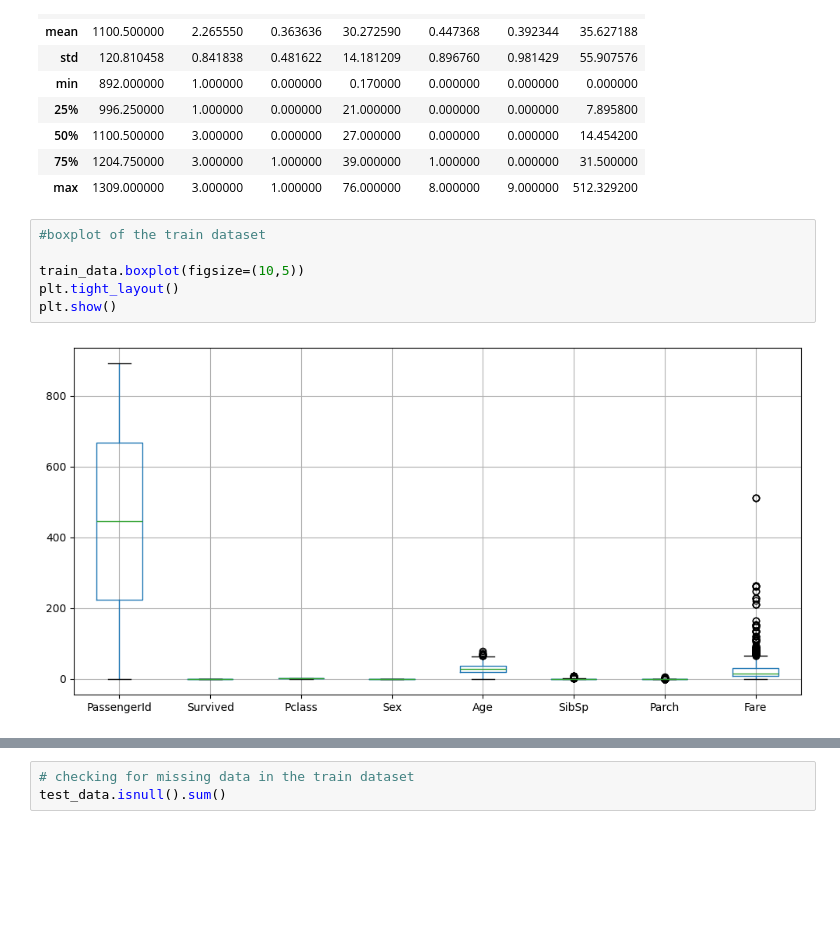
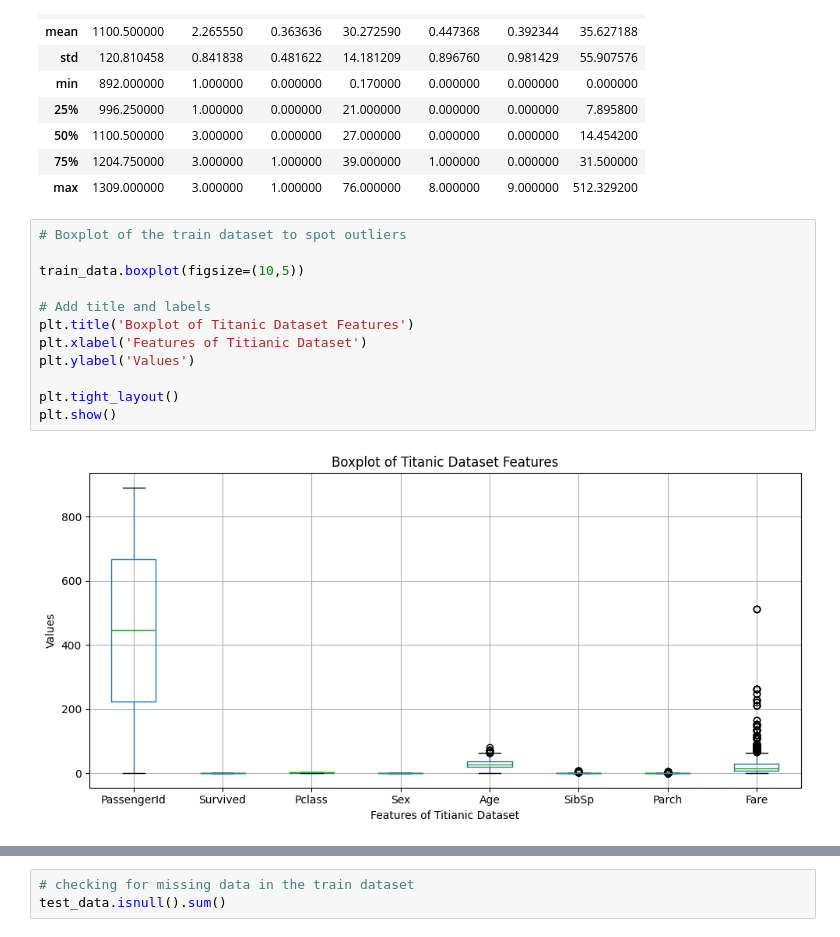
Before and after one commit to bytesbyt/ds_titanic, a Jupyter notebook: titanic.ipynb, the cells around one changed output, grey strips where cells are left out. Drawn from its saved outputs; the diff is of its cells as text; blank space fills up the shorter version.

```diff
--- a/titanic.ipynb
+++ b/titanic.ipynb
@@ -192,11 +192,17 @@ test_data.describe()
 | 75% | 1204.750000 | 3.000000 | 1.000000 | 39.000000 | 1.000000 | 0.000000 | 31.500000 |
 | max | 1309.000000 | 3.000000 | 1.000000 | 76.000000 | 8.000000 | 9.000000 | 512.329200 |
 # %%
-#boxplot of the train dataset
+# Boxplot of the train dataset to spot outliers
 
 train_data.boxplot(figsize=(10,5))
+
+# Add title and labels
+plt.title('Boxplot of Titanic Dataset Features')
+plt.xlabel('Features of Titianic Dataset')
+plt.ylabel('Values')
+
 plt.tight_layout()
 plt.show()
 # %% [output]
-[figure, old version]
+[figure, new version]
 # %%
```
Also changed, not shown: parts of 20 cells of this notebook.
